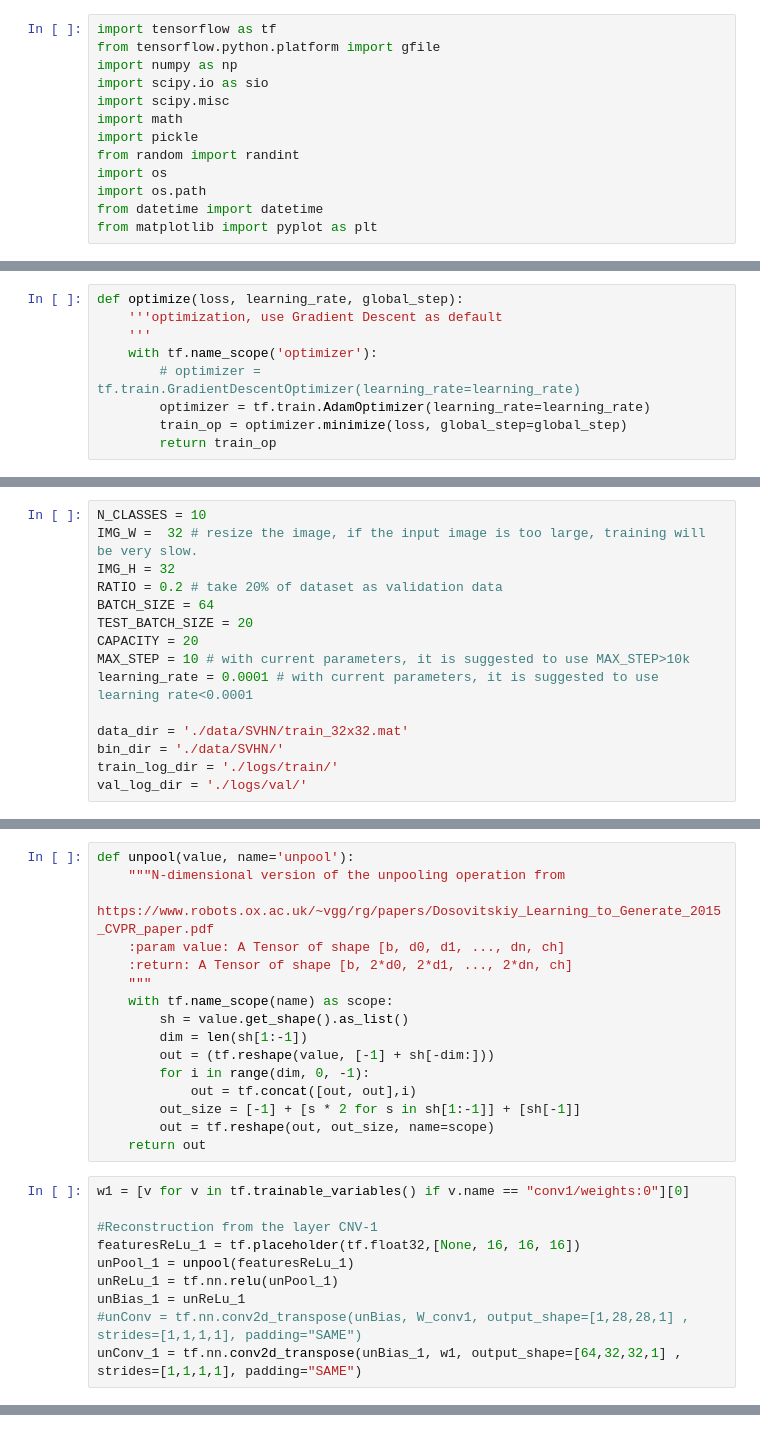
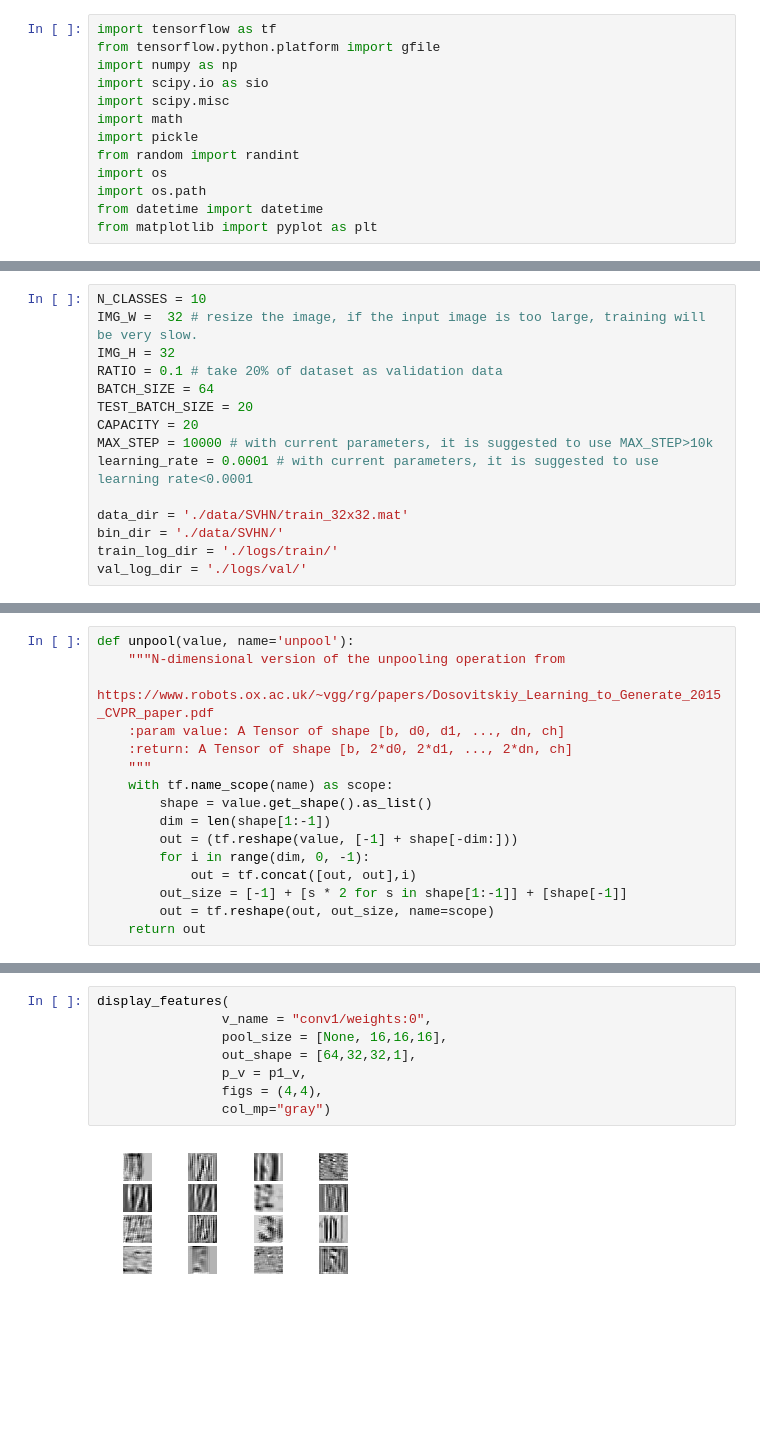
Before and after one commit to bpeng93/AML_Project, a Jupyter notebook: Main Notebook.ipynb, the cells around one changed output, grey strips where cells are left out. Cells and saved outputs as stored; diff of their text form; blank space fills up the shorter version.

```diff
--- a/Main Notebook.ipynb
+++ b/Main Notebook.ipynb
@@ -182,9 +235,0 @@ def accuracyFn(logits, labels):
-# %%
-def optimize(loss, learning_rate, global_step):
-    '''optimization, use Gradient Descent as default
-    '''
-    with tf.name_scope('optimizer'):
-        # optimizer = tf.train.GradientDescentOptimizer(learning_rate=learning_rate)
-        optimizer = tf.train.AdamOptimizer(learning_rate=learning_rate)
-        train_op = optimizer.minimize(loss, global_step=global_step)
-        return train_op
@@ -192,11 +239,11 @@ def optimize(loss, learning_rate, global_step):
 N_CLASSES = 10
 IMG_W =  32 # resize the image, if the input image is too large, training will be very slow.
 IMG_H = 32
-RATIO = 0.2 # take 20% of dataset as validation data
+RATIO = 0.1 # take 20% of dataset as validation data
 BATCH_SIZE = 64
 TEST_BATCH_SIZE = 20
 CAPACITY = 20
-MAX_STEP = 10 # with current parameters, it is suggested to use MAX_STEP>10k
+MAX_STEP = 10000 # with current parameters, it is suggested to use MAX_STEP>10k
 learning_rate = 0.0001 # with current parameters, it is suggested to use learning rate<0.0001
 
 data_dir = './data/SVHN/train_32x32.mat'
@@ -304,21 +366,11 @@ def unpool(value, name='unpool'):
     :return: A Tensor of shape [b, 2*d0, 2*d1, ..., 2*dn, ch]
     """
     with tf.name_scope(name) as scope:
-        sh = value.get_shape().as_list()
-        dim = len(sh[1:-1])
-        out = (tf.reshape(value, [-1] + sh[-dim:]))
+        shape = value.get_shape().as_list()
+        dim = len(shape[1:-1])
+        out = (tf.reshape(value, [-1] + shape[-dim:]))
         for i in range(dim, 0, -1):
             out = tf.concat([out, out],i)
-        out_size = [-1] + [s * 2 for s in sh[1:-1]] + [sh[-1]]
+        out_size = [-1] + [s * 2 for s in shape[1:-1]] + [shape[-1]]
         out = tf.reshape(out, out_size, name=scope)
     return out
-# %%
-w1 = [v for v in tf.trainable_variables() if v.name == "conv1/weights:0"][0]
-
-#Reconstruction from the layer CNV-1
-featuresReLu_1 = tf.placeholder(tf.float32,[None, 16, 16, 16])
-unPool_1 = unpool(featuresReLu_1)
-unReLu_1 = tf.nn.relu(unPool_1)
-unBias_1 = unReLu_1
-#unConv = tf.nn.conv2d_transpose(unBias, W_conv1, output_shape=[1,28,28,1] , strides=[1,1,1,1], padding="SAME")
-unConv_1 = tf.nn.conv2d_transpose(unBias_1, w1, output_shape=[64,32,32,1] , strides=[1,1,1,1], padding="SAME")
@@ -383,0 +405,10 @@ plt.show()
+# %%
+display_features(
+                v_name = "conv1/weights:0",
+                pool_size = [None, 16,16,16],
+                out_shape = [64,32,32,1],
+                p_v = p1_v,
+                figs = (4,4),
+                col_mp="gray")
+# %% [output]
+[figure, added]
```
Also changed, not shown: parts of 20 cells of this notebook.
